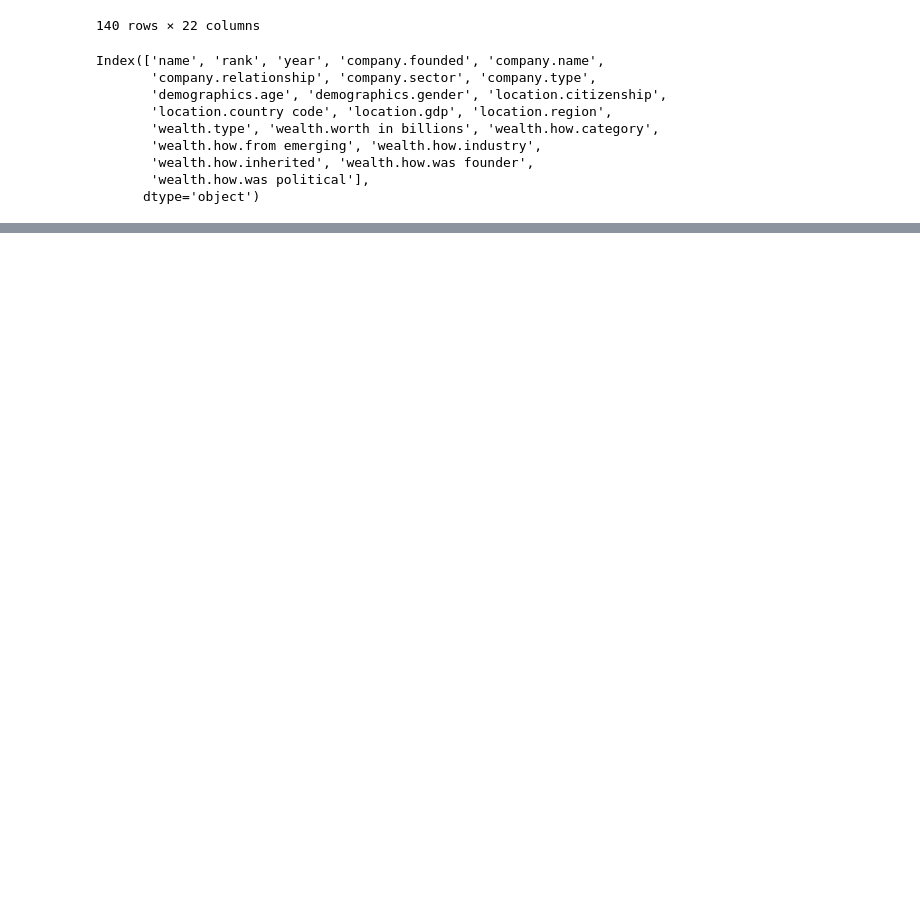
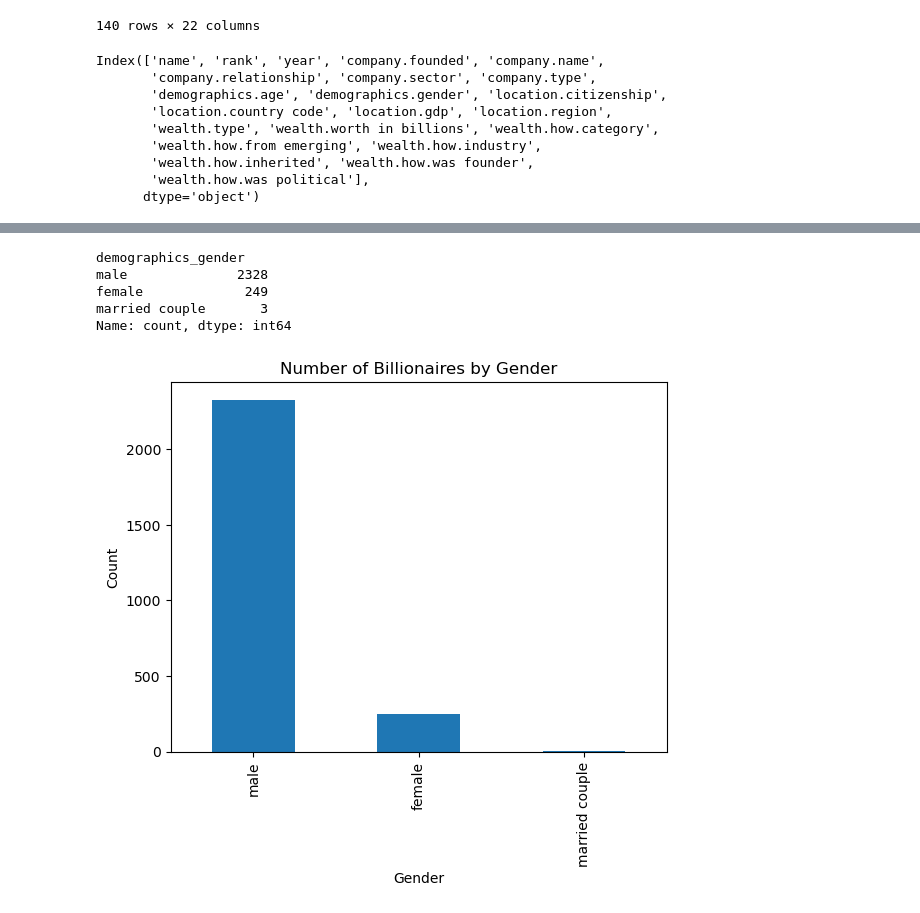
Before and after one commit to aleren040406/cs-130-project, a Jupyter notebook: analysis.ipynb, the cells around one changed output, grey strips where cells are left out. Cells and saved outputs as stored; diff of their text form; code cells hidden in the pictures; blank space fills up the shorter version.

```diff
--- a/analysis.ipynb
+++ b/analysis.ipynb
@@ -161,3 +161,6 @@ Index(['name', 'rank', 'year', 'company.founded', 'company.name',
        'wealth.how.inherited', 'wealth.how.was founder',
        'wealth.how.was political'],
       dtype='object')
+# %%
+billionaires['age_when_company_founded'] = billionaires['year'] - billionaires['company.founded']
+billionaires.columns
@@ -163,0 +242,3 @@ Index(['name', 'rank', 'year', 'company.founded', 'company.name',
+# %%
+billionaires.columns = billionaires.columns.str.replace('.', '_', regex=False)
+print(billionaires.columns)
@@ -163,0 +255,21 @@ Index(['name', 'rank', 'year', 'company.founded', 'company.name',
+# %%
+gender_counts = billionaires['demographics_gender'].value_counts()
+print(gender_counts)
+# %% [output]
+demographics_gender
+male              2328
+female             249
+married couple       3
+Name: count, dtype: int64
+# %%
+import matplotlib.pyplot as plt
+
+gender_counts.plot(kind='bar')
+
+plt.title('Number of Billionaires by Gender')
+plt.xlabel('Gender')
+plt.ylabel('Count')
+
+plt.show()
+# %% [output]
+[figure, added]
```
Also changed, not shown: parts of 13 cells of this notebook.
